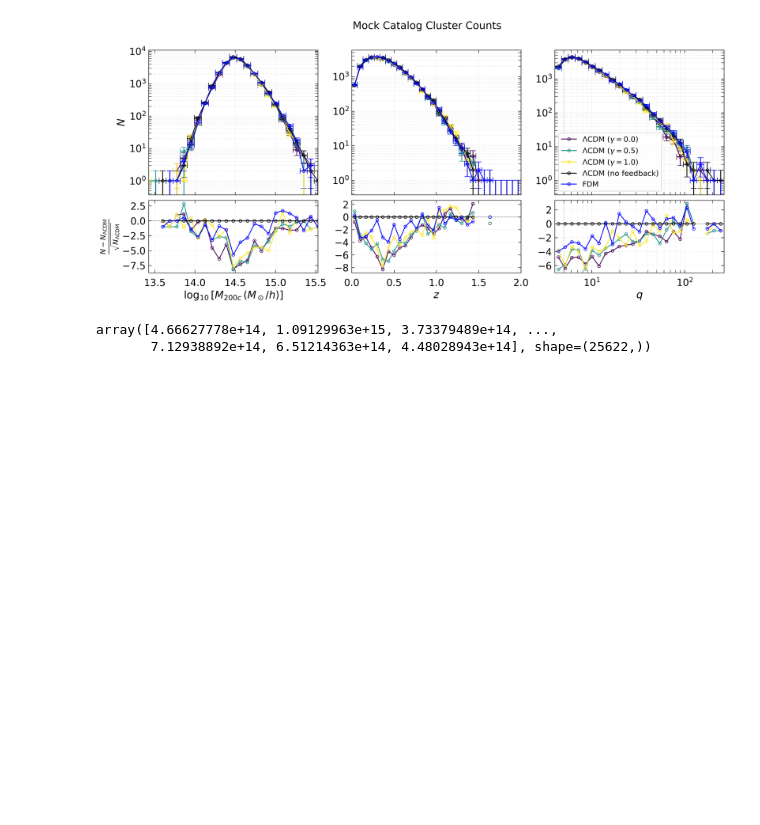
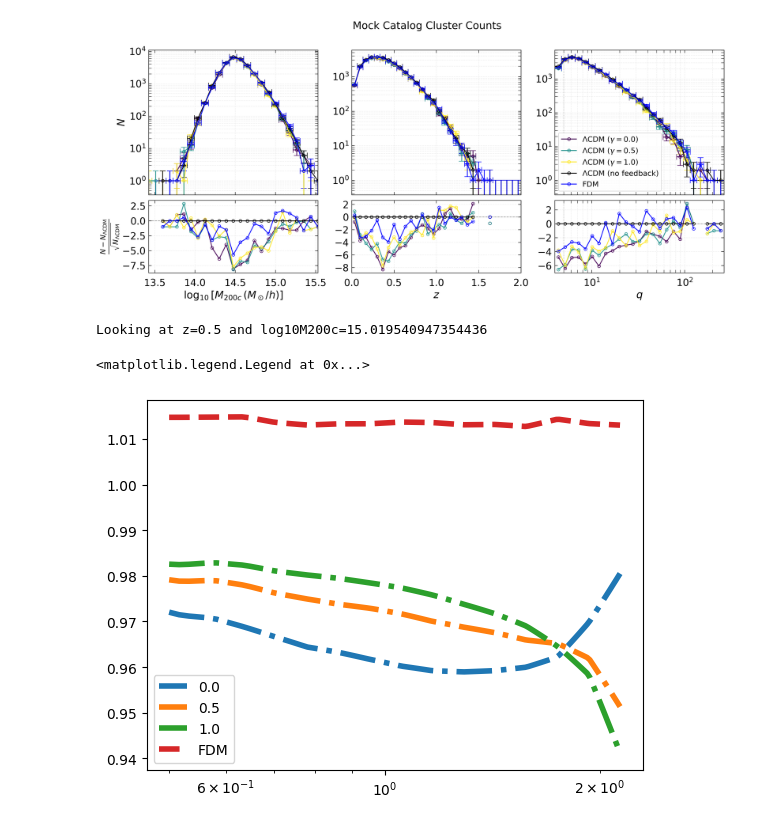
Before and after one commit to joshuaange/FeedbackMimic, a Jupyter notebook: output_plots.ipynb, the cells around one changed output. Cells and saved outputs as stored; diff of their text form; code cells hidden in the pictures; blank space fills up the shorter version.

```diff
--- a/output_plots.ipynb
+++ b/output_plots.ipynb
@@ -590,7 +590,21 @@ LCDM: N_sel=28396
 FDM_preferred: N_sel=27133
 [figure]
 # %%
-cats['LCDM_hat0.0']['Mvir_true']
+i_z = 19
+i_M = 160
+z_look = cats['LCDM_hat0.0']['Z_ARR'][i_z]
+M200_look = cats['LCDM']['M200c_slices'][i_z][i_M]
+print(f"Looking at z={z_look} and log10M200c={np.log10(M200_look)}")
+
+for gamma in [0.0,0.5,1.0]:
+    R_look = np.linspace(0.5, 3.2/(1+z_look), 100)
+    plt.semilogx(R_look,
+               cats[f'LCDM_hat{gamma}']['DeltaSigma_profiles'][i_z][i_M]/cats[f'LCDM']['DeltaSigma_profiles'][i_z][i_M],label=gamma,linestyle='-.',lw=4)
+plt.semilogx(R_look,
+  cats[f'FDM_preferred']['DeltaSigma_profiles'][i_z][i_M]/cats[f'LCDM']['DeltaSigma_profiles'][i_z][i_M],label='FDM',linestyle='--',lw=4)
+
+plt.legend()
 # %% [output]
-array([4.66627778e+14, 1.09129963e+15, 3.73379489e+14, ...,
-       7.12938892e+14, 6.51214363e+14, 4.48028943e+14], shape=(25622,))
+Looking at z=0.5 and log10M200c=15.019540947354436
+<matplotlib.legend.Legend at 0x...>
+[figure, added]
```
Also changed, not shown: 2 other files.
